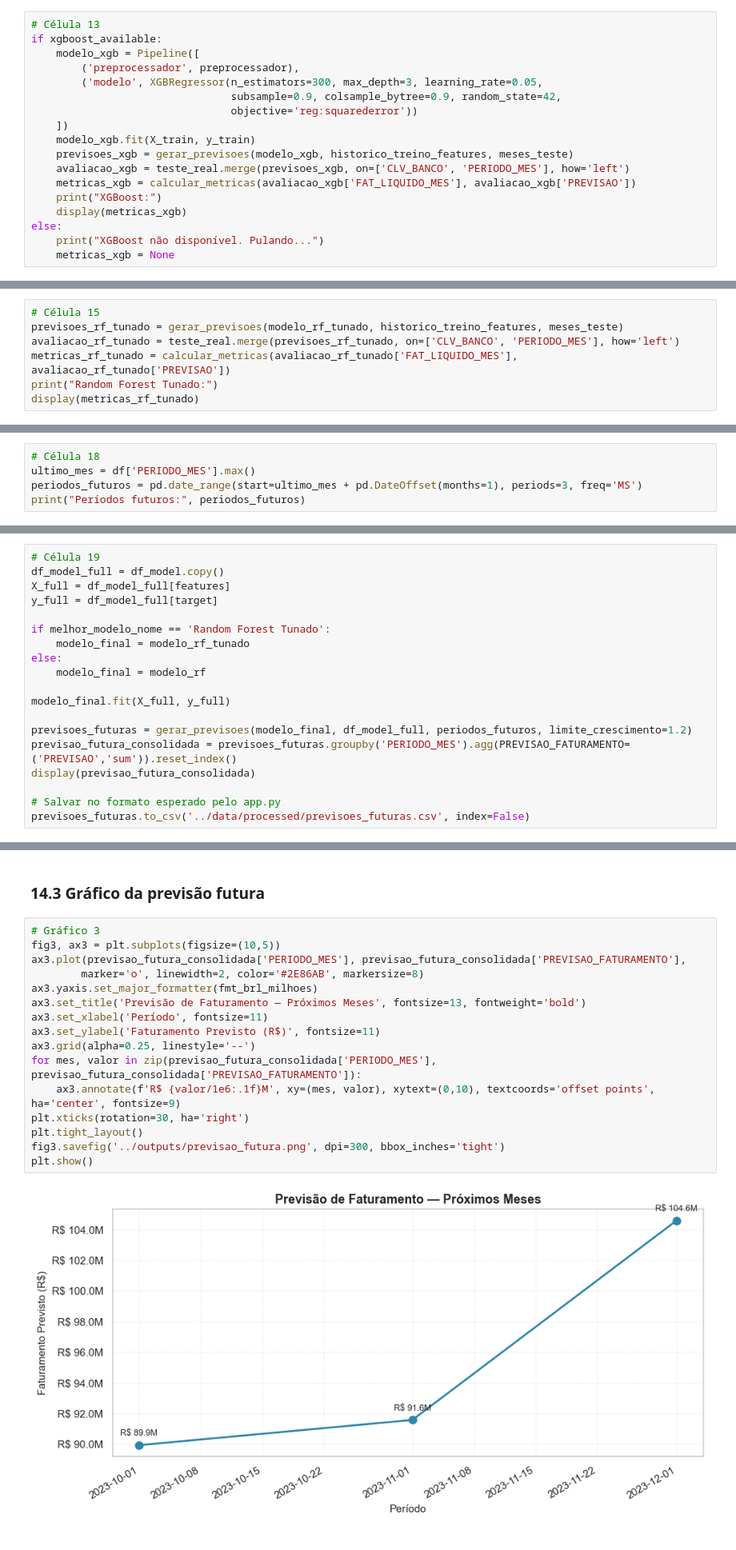
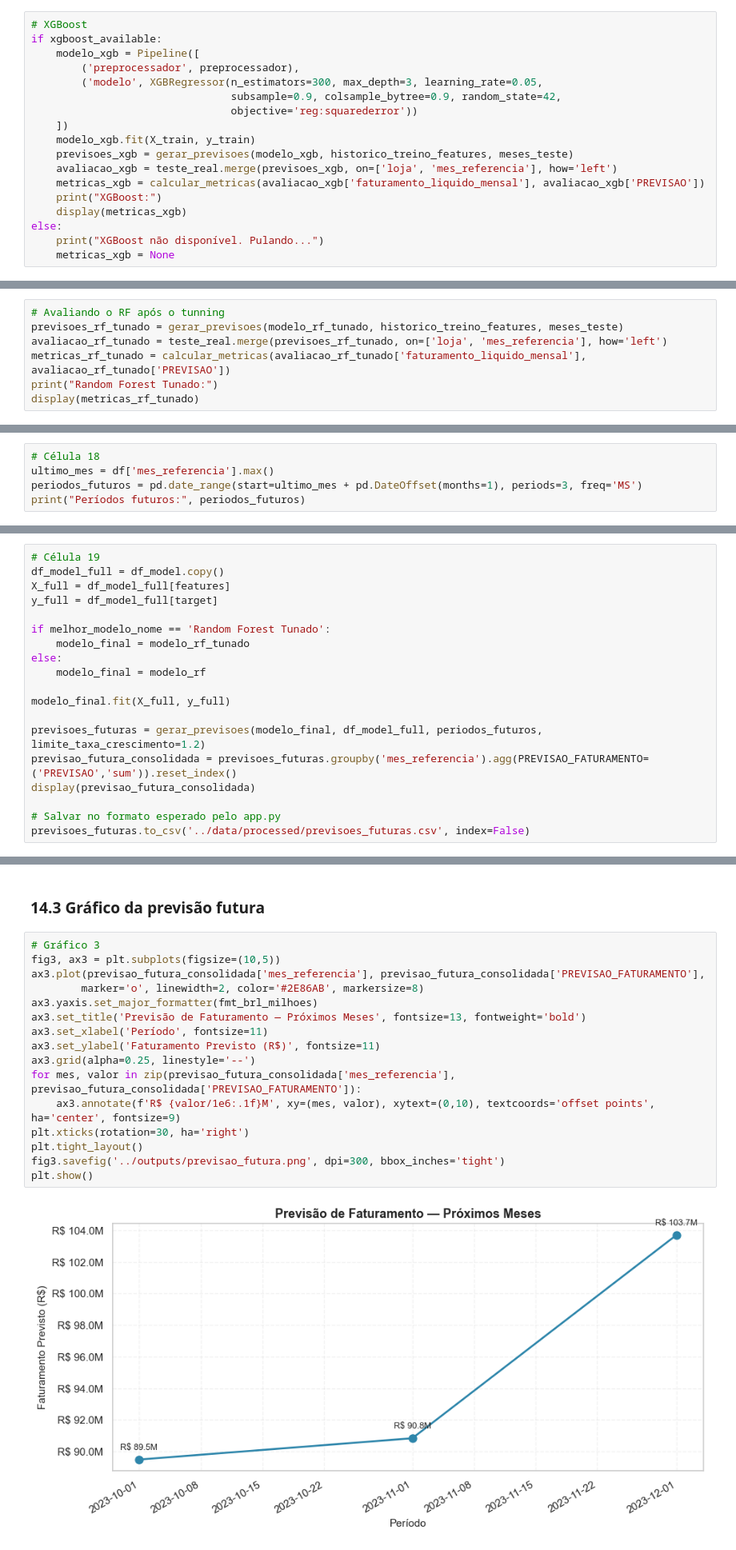
Before and after one commit to felipetamiozzo/previsao-faturamento-varejo, a Jupyter notebook: notebooks/03_modelagem.ipynb, the cells around one changed output, grey strips where cells are left out. Shown at 80% size. Cells and saved outputs as stored; diff of their text form.

```diff
--- a/notebooks/03_modelagem.ipynb
+++ b/notebooks/03_modelagem.ipynb
@@ -374,7 +503,7 @@ Random Forest base:
 # %% [markdown]
 ### 10.3 XGBoost (se disponível)
 # %%
-# Célula 13
+# XGBoost
 if xgboost_available:
     modelo_xgb = Pipeline([
         ('preprocessador', preprocessador),
@@ -384,8 +513,8 @@ if xgboost_available:
     ])
     modelo_xgb.fit(X_train, y_train)
     previsoes_xgb = gerar_previsoes(modelo_xgb, historico_treino_features, meses_teste)
-    avaliacao_xgb = teste_real.merge(previsoes_xgb, on=['CLV_BANCO', 'PERIODO_MES'], how='left')
-    metricas_xgb = calcular_metricas(avaliacao_xgb['FAT_LIQUIDO_MES'], avaliacao_xgb['PREVISAO'])
+    avaliacao_xgb = teste_real.merge(previsoes_xgb, on=['loja', 'mes_referencia'], how='left')
+    metricas_xgb = calcular_metricas(avaliacao_xgb['faturamento_liquido_mensal'], avaliacao_xgb['PREVISAO'])
     print("XGBoost:")
     display(metricas_xgb)
 else:
@@ -434,10 +563,10 @@ Melhor MAE (negativo): 6566016.460540502
 # %% [markdown]
 ### Avaliar modelo tunado no teste fixo
 # %%
-# Célula 15
+# Avaliando o RF após o tunning
 previsoes_rf_tunado = gerar_previsoes(modelo_rf_tunado, historico_treino_features, meses_teste)
-avaliacao_rf_tunado = teste_real.merge(previsoes_rf_tunado, on=['CLV_BANCO', 'PERIODO_MES'], how='left')
-metricas_rf_tunado = calcular_metricas(avaliacao_rf_tunado['FAT_LIQUIDO_MES'], avaliacao_rf_tunado['PREVISAO'])
+avaliacao_rf_tunado = teste_real.merge(previsoes_rf_tunado, on=['loja', 'mes_referencia'], how='left')
+metricas_rf_tunado = calcular_metricas(avaliacao_rf_tunado['faturamento_liquido_mensal'], avaliacao_rf_tunado['PREVISAO'])
 print("Random Forest Tunado:")
 display(metricas_rf_tunado)
 # %% [output]
@@ -522,7 +806,7 @@ plt.show()
 ## 14. Previsão dos Próximos 3 Meses
 # %%
 # Célula 18
-ultimo_mes = df['PERIODO_MES'].max()
+ultimo_mes = df['mes_referencia'].max()
 periodos_futuros = pd.date_range(start=ultimo_mes + pd.DateOffset(months=1), periods=3, freq='MS')
 print("Períodos futuros:", periodos_futuros)
 # %% [output]
@@ -542,8 +826,8 @@ else:
 
 modelo_final.fit(X_full, y_full)
 
-previsoes_futuras = gerar_previsoes(modelo_final, df_model_full, periodos_futuros, limite_crescimento=1.2)
-previsao_futura_consolidada = previsoes_futuras.groupby('PERIODO_MES').agg(PREVISAO_FATURAMENTO=('PREVISAO','sum')).reset_index()
+previsoes_futuras = gerar_previsoes(modelo_final, df_model_full, periodos_futuros, limite_taxa_crescimento=1.2)
+previsao_futura_consolidada = previsoes_futuras.groupby('mes_referencia').agg(PREVISAO_FATURAMENTO=('PREVISAO','sum')).reset_index()
 display(previsao_futura_consolidada)
 
 # Salvar no formato esperado pelo app.py
@@ -607,18 +891,18 @@ Crescimento previsto 2022→2023 (%):
 # %%
 # Gráfico 3
 fig3, ax3 = plt.subplots(figsize=(10,5))
-ax3.plot(previsao_futura_consolidada['PERIODO_MES'], previsao_futura_consolidada['PREVISAO_FATURAMENTO'],
+ax3.plot(previsao_futura_consolidada['mes_referencia'], previsao_futura_consolidada['PREVISAO_FATURAMENTO'],
         marker='o', linewidth=2, color='#2E86AB', markersize=8)
 ax3.yaxis.set_major_formatter(fmt_brl_milhoes)
 ax3.set_title('Previsão de Faturamento — Próximos Meses', fontsize=13, fontweight='bold')
 ax3.set_xlabel('Período', fontsize=11)
 ax3.set_ylabel('Faturamento Previsto (R$)', fontsize=11)
 ax3.grid(alpha=0.25, linestyle='--')
-for mes, valor in zip(previsao_futura_consolidada['PERIODO_MES'], previsao_futura_consolidada['PREVISAO_FATURAMENTO']):
+for mes, valor in zip(previsao_futura_consolidada['mes_referencia'], previsao_futura_consolidada['PREVISAO_FATURAMENTO']):
     ax3.annotate(f'R$ {valor/1e6:.1f}M', xy=(mes, valor), xytext=(0,10), textcoords='offset points', ha='center', fontsize=9)
 plt.xticks(rotation=30, ha='right')
 plt.tight_layout()
 fig3.savefig('../outputs/previsao_futura.png', dpi=300, bbox_inches='tight')
 plt.show()
 # %% [output]
-[figure, old version]
+[figure, new version]
```
Also changed, not shown: parts of 32 cells of this notebook, 37 other files.
